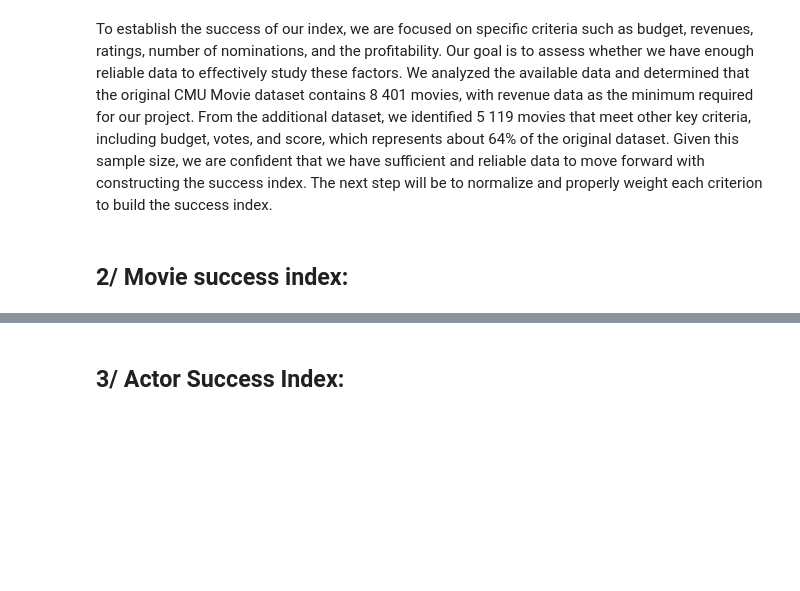
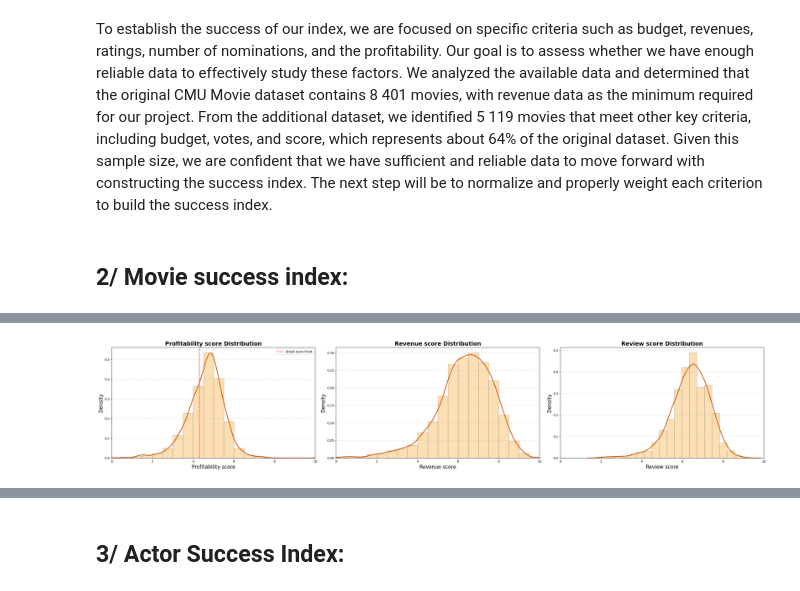
Before and after one commit to epfl-ada/ada-2024-project-sigma-squad, a Jupyter notebook: results.ipynb, the cells around one changed output, grey strips where cells are left out. Cells and saved outputs as stored; diff of their text form; code cells hidden in the pictures; blank space fills up the shorter version.

Commit message:
Add histogram plotting function and top 5 movie success index retrieval

```diff
--- a/results.ipynb
+++ b/results.ipynb
@@ -59,0 +49,12 @@ hist_std_config(df, 'Review score')
+# %%
+movie_success_index(df)
+
+fig, axes = plt.subplots(1, 3, figsize=(30, 6))
+hist_std_config_ax(df, 'Profitability score', axes[0])
+hist_std_config_ax(df, 'Revenue score', axes[1])
+hist_std_config_ax(df, 'Review score', axes[2])
+
+plt.tight_layout()
+plt.show()
+# %% [output]
+[figure, added]
```
Also changed, not shown: parts of 8 cells of this notebook, 1 other file.
